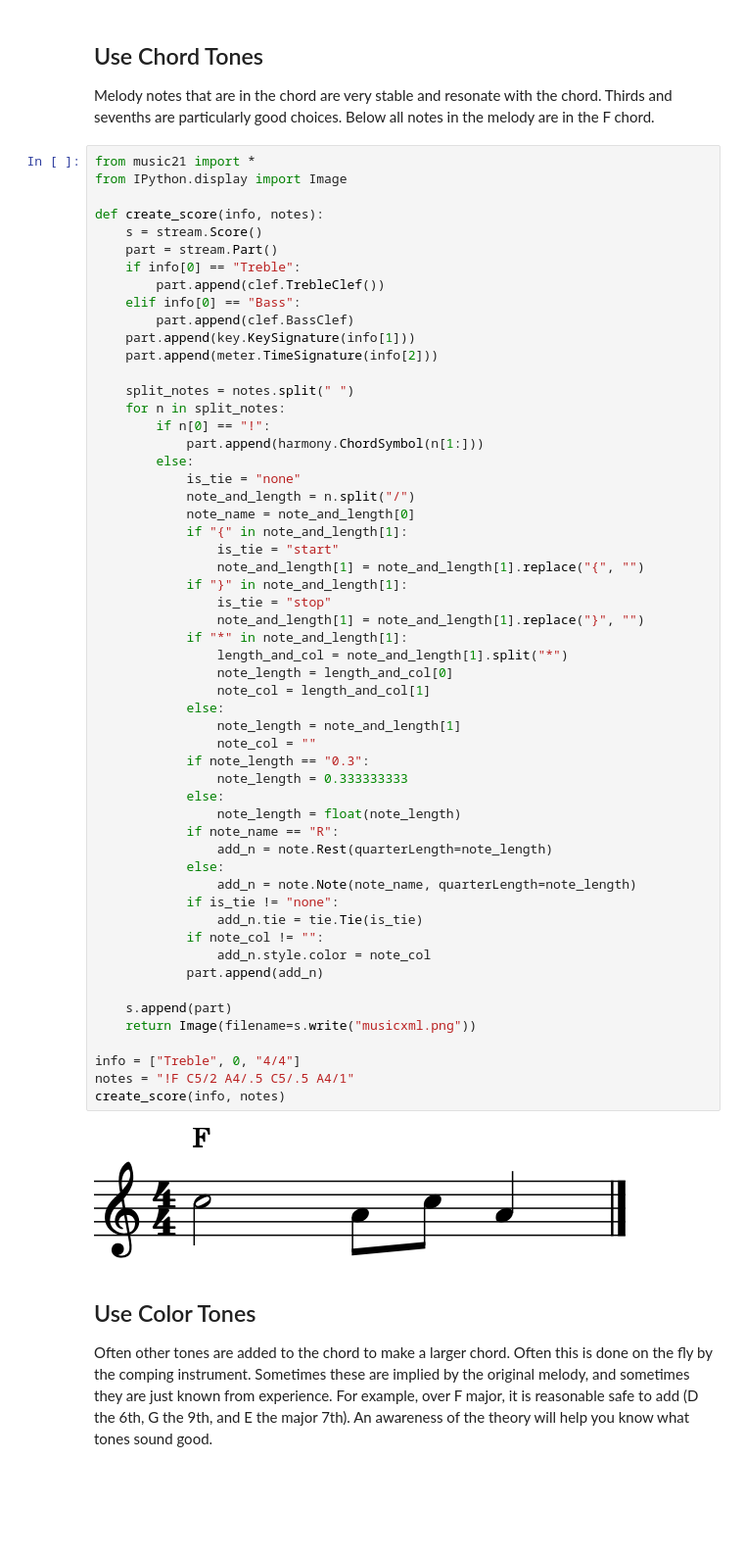
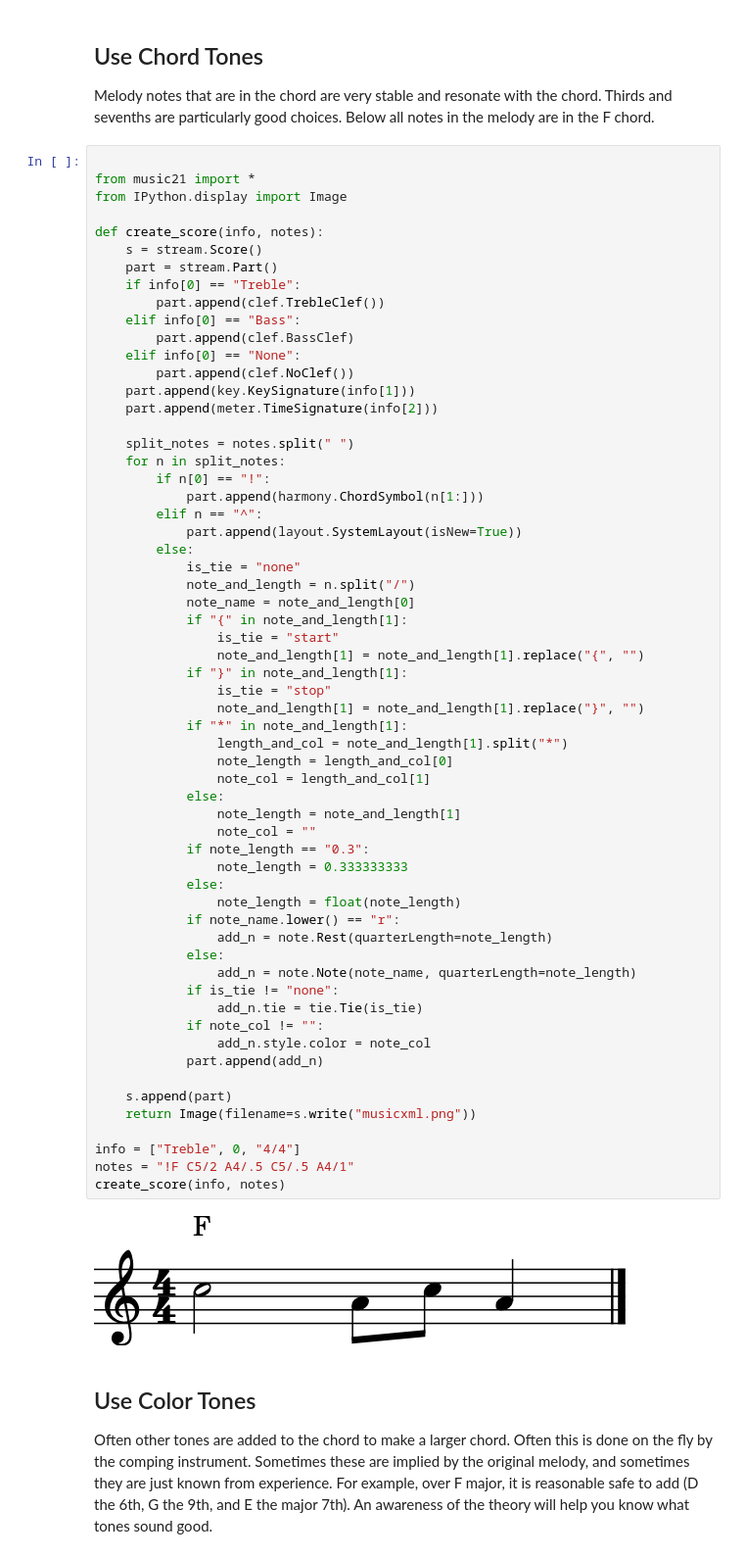
Before and after one commit to cwrightlibrary/JazzNotebooks, a Jupyter notebook: how-to-improvise-jazz-melodies/notebook.ipynb, the cells around one changed output. Shown: that part at 98% size. Saved outputs shown, nothing was run; the diff lists cells and outputs as text; blank space fills up the shorter version.

```diff
--- a/how-to-improvise-jazz-melodies/notebook.ipynb
+++ b/how-to-improvise-jazz-melodies/notebook.ipynb
@@ -23,6 +23,7 @@ While it is good to be able to play “by ear”, it is best not to rely on havi
 ## Use Chord Tones
 Melody notes that are in the chord are very stable and resonate with the chord. Thirds and sevenths are particularly good choices. Below all notes in the melody are in the F chord.
 # %%
+
 from music21 import *
 from IPython.display import Image
 
@@ -33,6 +34,8 @@ def create_score(info, notes):
         part.append(clef.TrebleClef())
     elif info[0] == "Bass":
         part.append(clef.BassClef)
+    elif info[0] == "None":
+        part.append(clef.NoClef())
     part.append(key.KeySignature(info[1]))
     part.append(meter.TimeSignature(info[2]))
 
@@ -40,6 +43,8 @@ def create_score(info, notes):
     for n in split_notes:
         if n[0] == "!":
             part.append(harmony.ChordSymbol(n[1:]))
+        elif n == "^":
+            part.append(layout.SystemLayout(isNew=True))
         else:
             is_tie = "none"
             note_and_length = n.split("/")
@@ -50,35 +55,35 @@ def create_score(info, notes):
             if "}" in note_and_length[1]:
                 is_tie = "stop"
                 note_and_length[1] = note_and_length[1].replace("}", "")
             if "*" in note_and_length[1]:
                 length_and_col = note_and_length[1].split("*")
                 note_length = length_and_col[0]
                 note_col = length_and_col[1]
             else:
                 note_length = note_and_length[1]
                 note_col = ""
             if note_length == "0.3":
                 note_length = 0.333333333
             else:
                 note_length = float(note_length)
-            if note_name == "R":
+            if note_name.lower() == "r":
                 add_n = note.Rest(quarterLength=note_length)
             else:
                 add_n = note.Note(note_name, quarterLength=note_length)
             if is_tie != "none":
                 add_n.tie = tie.Tie(is_tie)
             if note_col != "":
                 add_n.style.color = note_col
             part.append(add_n)
 
     s.append(part)
     return Image(filename=s.write("musicxml.png"))
 
 info = ["Treble", 0, "4/4"]
 notes = "!F C5/2 A4/.5 C5/.5 A4/1"
 create_score(info, notes)
 # %% [output]
-[figure, old version]
+[figure, new version]
 # %% [markdown]
 ## Use Color Tones
 Often other tones are added to the chord to make a larger chord. Often this is done on the fly by the comping instrument. Sometimes these are implied by the original melody, and sometimes they are just known from experience. For example, over F major, it is reasonable safe to add (D the 6th, G the 9th, and E the major 7th). An awareness of the theory will help you know what tones sound good.
```
Also changed, not shown: parts of 50 cells of this notebook.
